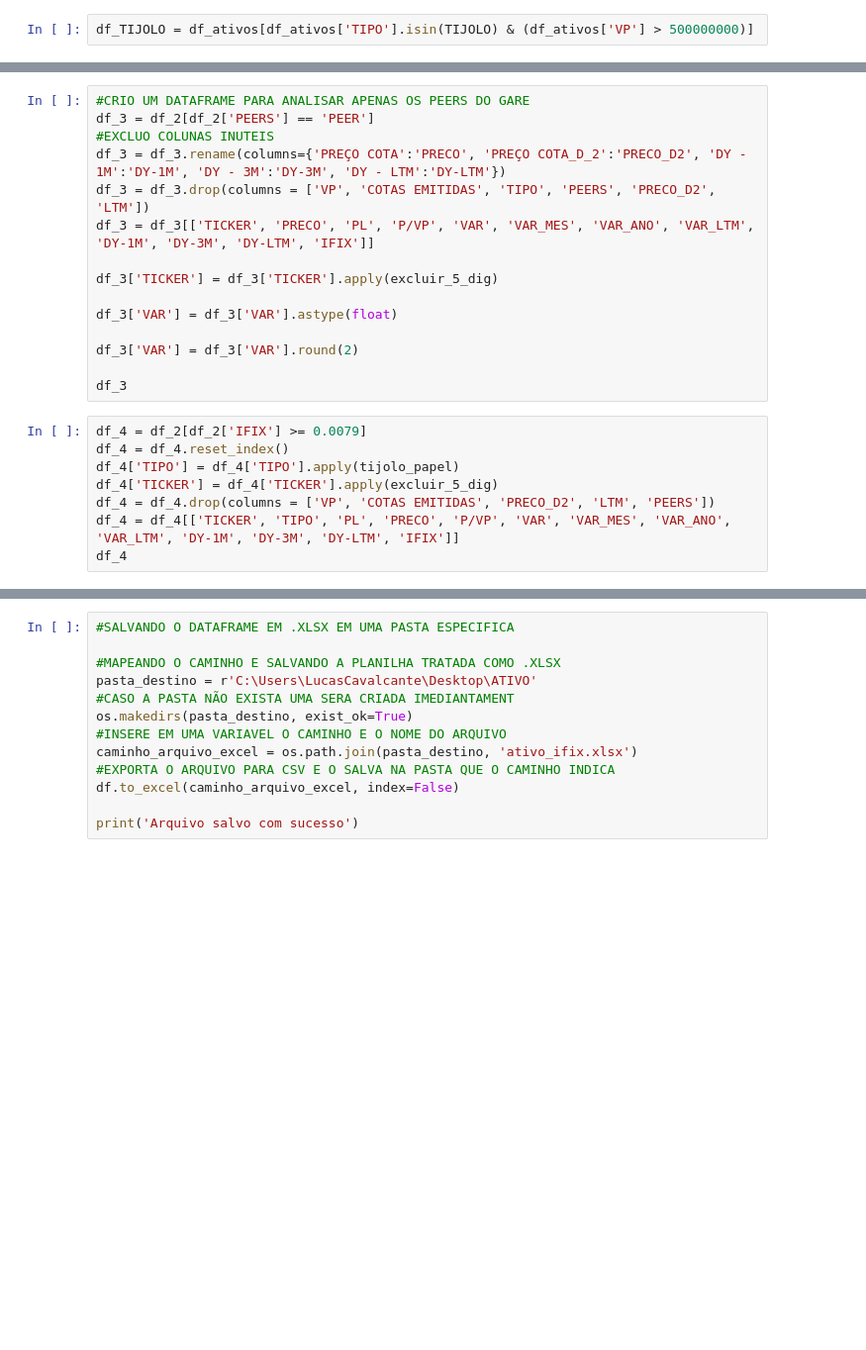
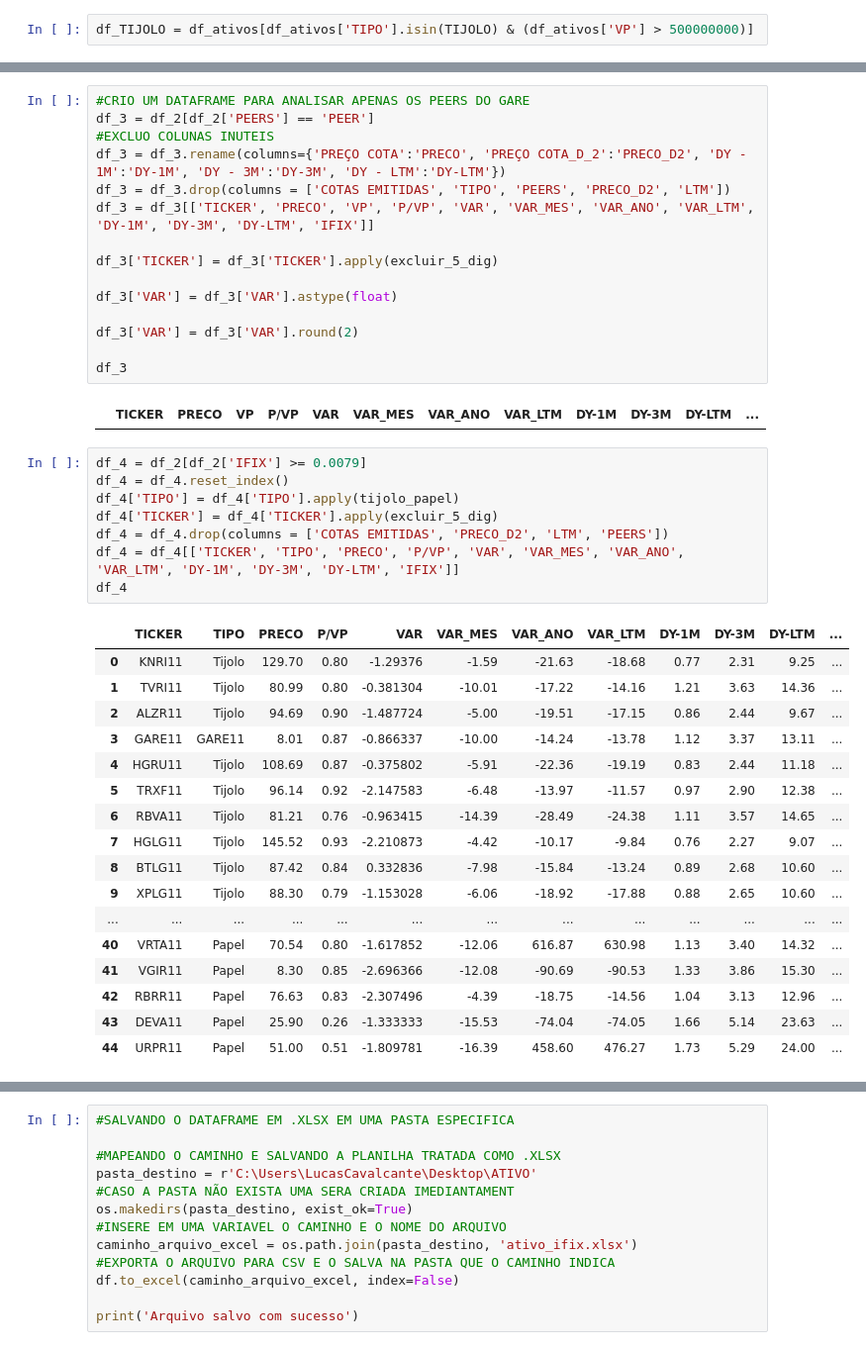
Before and after one commit to LucasFranco-guardian/Relat-rios-Passivo, a Jupyter notebook: ATIVO_GARE.ipynb, the cells around one changed output, grey strips where cells are left out. Shown: that part at 99% size. Cells and saved outputs as stored; diff of their text form; blank space fills up the shorter version.

```diff
--- a/ATIVO_GARE.ipynb
+++ b/ATIVO_GARE.ipynb
@@ -347,8 +462,8 @@ df_2
 df_3 = df_2[df_2['PEERS'] == 'PEER']
 #EXCLUO COLUNAS INUTEIS
 df_3 = df_3.rename(columns={'PREÇO COTA':'PRECO', 'PREÇO COTA_D_2':'PRECO_D2', 'DY - 1M':'DY-1M', 'DY - 3M':'DY-3M', 'DY - LTM':'DY-LTM'})
-df_3 = df_3.drop(columns = ['VP', 'COTAS EMITIDAS', 'TIPO', 'PEERS', 'PRECO_D2', 'LTM'])
-df_3 = df_3[['TICKER', 'PRECO', 'PL', 'P/VP', 'VAR', 'VAR_MES', 'VAR_ANO', 'VAR_LTM', 'DY-1M', 'DY-3M', 'DY-LTM', 'IFIX']]
+df_3 = df_3.drop(columns = ['COTAS EMITIDAS', 'TIPO', 'PEERS', 'PRECO_D2', 'LTM'])
+df_3 = df_3[['TICKER', 'PRECO', 'VP', 'P/VP', 'VAR', 'VAR_MES', 'VAR_ANO', 'VAR_LTM', 'DY-1M', 'DY-3M', 'DY-LTM', 'IFIX']]
 
 df_3['TICKER'] = df_3['TICKER'].apply(excluir_5_dig)
 
@@ -357,14 +472,34 @@ df_3['VAR'] = df_3['VAR'].astype(float)
 df_3['VAR'] = df_3['VAR'].round(2)
 
 df_3
+# %% [output]
+|  | TICKER | PRECO | VP | P/VP | VAR | VAR_MES | VAR_ANO | VAR_LTM | DY-1M | DY-3M | DY-LTM | ... |
 # %%
 df_4 = df_2[df_2['IFIX'] >= 0.0079]
 df_4 = df_4.reset_index()
 df_4['TIPO'] = df_4['TIPO'].apply(tijolo_papel)
 df_4['TICKER'] = df_4['TICKER'].apply(excluir_5_dig)
-df_4 = df_4.drop(columns = ['VP', 'COTAS EMITIDAS', 'PRECO_D2', 'LTM', 'PEERS'])
-df_4 = df_4[['TICKER', 'TIPO', 'PL', 'PRECO', 'P/VP', 'VAR', 'VAR_MES', 'VAR_ANO', 'VAR_LTM', 'DY-1M', 'DY-3M', 'DY-LTM', 'IFIX']]
+df_4 = df_4.drop(columns = ['COTAS EMITIDAS', 'PRECO_D2', 'LTM', 'PEERS'])
+df_4 = df_4[['TICKER', 'TIPO', 'PRECO', 'P/VP', 'VAR', 'VAR_MES', 'VAR_ANO', 'VAR_LTM', 'DY-1M', 'DY-3M', 'DY-LTM', 'IFIX']]
 df_4
+# %% [output]
+|  | TICKER | TIPO | PRECO | P/VP | VAR | VAR_MES | VAR_ANO | VAR_LTM | DY-1M | DY-3M | DY-LTM | ... |
+| 0 | KNRI11 | Tijolo | 129.70 | 0.80 | -1.29376 | -1.59 | -21.63 | -18.68 | 0.77 | 2.31 | 9.25 | ... |
+| 1 | TVRI11 | Tijolo | 80.99 | 0.80 | -0.381304 | -10.01 | -17.22 | -14.16 | 1.21 | 3.63 | 14.36 | ... |
+| 2 | ALZR11 | Tijolo | 94.69 | 0.90 | -1.487724 | -5.00 | -19.51 | -17.15 | 0.86 | 2.44 | 9.67 | ... |
+| 3 | GARE11 | GARE11 | 8.01 | 0.87 | -0.866337 | -10.00 | -14.24 | -13.78 | 1.12 | 3.37 | 13.11 | ... |
+| 4 | HGRU11 | Tijolo | 108.69 | 0.87 | -0.375802 | -5.91 | -22.36 | -19.19 | 0.83 | 2.44 | 11.18 | ... |
+| 5 | TRXF11 | Tijolo | 96.14 | 0.92 | -2.147583 | -6.48 | -13.97 | -11.57 | 0.97 | 2.90 | 12.38 | ... |
+| 6 | RBVA11 | Tijolo | 81.21 | 0.76 | -0.963415 | -14.39 | -28.49 | -24.38 | 1.11 | 3.57 | 14.65 | ... |
+| 7 | HGLG11 | Tijolo | 145.52 | 0.93 | -2.210873 | -4.42 | -10.17 | -9.84 | 0.76 | 2.27 | 9.07 | ... |
+| 8 | BTLG11 | Tijolo | 87.42 | 0.84 | 0.332836 | -7.98 | -15.84 | -13.24 | 0.89 | 2.68 | 10.60 | ... |
+| 9 | XPLG11 | Tijolo | 88.30 | 0.79 | -1.153028 | -6.06 | -18.92 | -17.88 | 0.88 | 2.65 | 10.60 | ... |
+| ... | ... | ... | ... | ... | ... | ... | ... | ... | ... | ... | ... | ... |
+| 40 | VRTA11 | Papel | 70.54 | 0.80 | -1.617852 | -12.06 | 616.87 | 630.98 | 1.13 | 3.40 | 14.32 | ... |
+| 41 | VGIR11 | Papel | 8.30 | 0.85 | -2.696366 | -12.08 | -90.69 | -90.53 | 1.33 | 3.86 | 15.30 | ... |
+| 42 | RBRR11 | Papel | 76.63 | 0.83 | -2.307496 | -4.39 | -18.75 | -14.56 | 1.04 | 3.13 | 12.96 | ... |
+| 43 | DEVA11 | Papel | 25.90 | 0.26 | -1.333333 | -15.53 | -74.04 | -74.05 | 1.66 | 5.14 | 23.63 | ... |
+| 44 | URPR11 | Papel | 51.00 | 0.51 | -1.809781 | -16.39 | 458.60 | 476.27 | 1.73 | 5.29 | 24.00 | ... |
 # %%
 #CRIO UM DATAFRAME PARA VER AS MEDIAS DO SETOR EM COMPARAÇÃO AO GARE
 MEDIAS = df_2.groupby(by = 'TIPO')[['VAR', 'VAR_MES', 'VAR_ANO', 'VAR_LTM']].mean().round(2)
```
Also changed, not shown: parts of 18 cells of this notebook.
